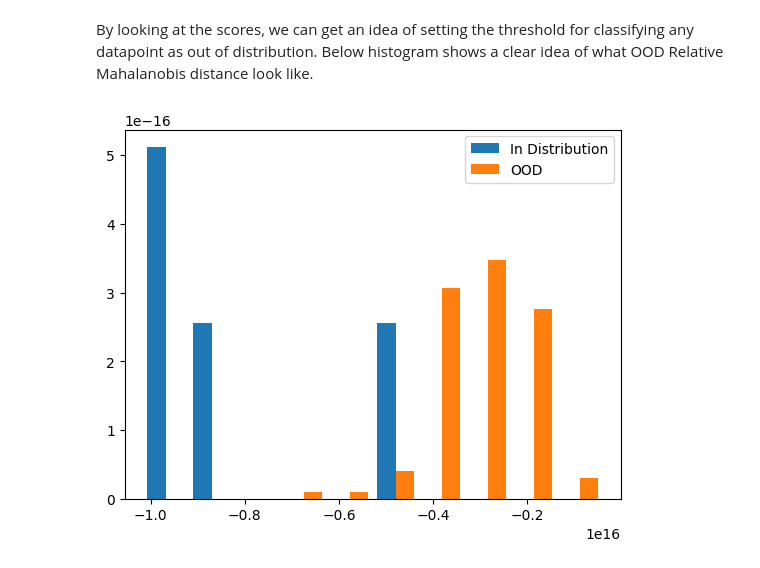
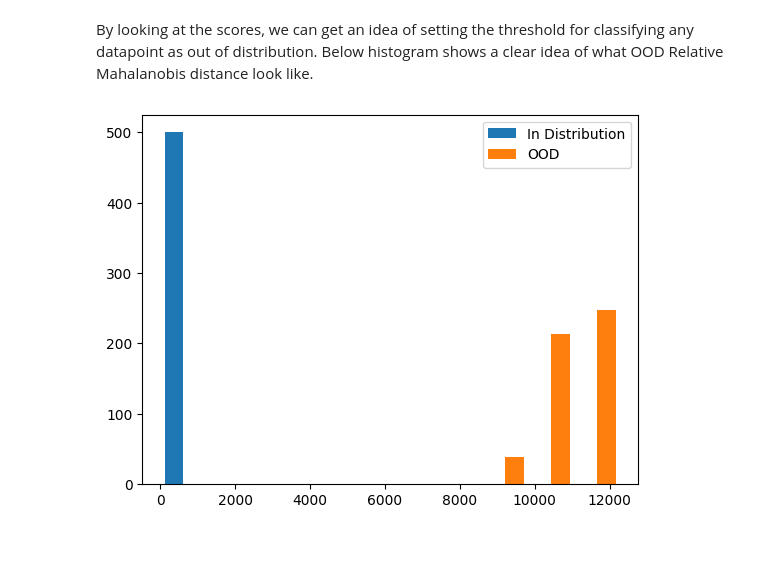
Before and after one commit to yashwiai/ood_detection, a Jupyter notebook: 00_core.ipynb, the cells around one changed output. Saved outputs shown, nothing was run; the diff lists cells and outputs as text; code cells hidden in the pictures.

```diff
--- a/00_core.ipynb
+++ b/00_core.ipynb
@@ -130,17 +130,17 @@ def compute_rmd(
 # %% [markdown]
 Here is an example where we generate 500 samples having a 2048 dimensional embedding belonging to 5 clusters. Using the samples from cluster number 5 as test embeddings and rest used as train embeddings
 # %%
-n_samples = 500
-n_centers = 5
-n_features = 2048
+n_samples = 1000
+n_centers = 10
+n_features = 1024
 
 x, y = make_blobs(n_samples=n_samples, n_features=n_features, centers=n_centers, random_state=0)
 # %%
-train_embedding = x[np.where(y != (n_centers - 1))]
-train_labels = y[np.where(y != (n_centers - 1))]
+train_embedding = x[np.where(y < (n_centers - 5))]
+train_labels = y[np.where(y < (n_centers - 5))]
 
-test_embedding = x[np.where(y == (n_centers - 1))]
-test_labels = y[np.where(y == (n_centers - 1))]
+test_embedding = x[np.where(y >= (n_centers - 5))]
+test_labels = y[np.where(y >= (n_centers - 5))]
 # %%
 #| filter_stream warnings.warn FutureWarning
 tsne = TSNE(n_components=2).fit_transform(x)
@@ -189,11 +189,11 @@ Computing RMD using the background mean and covariance
 # %% [markdown]
 By looking at the scores, we can get an idea of setting the threshold for classifying any datapoint as out of distribution. Below histogram shows a clear idea of what OOD Relative Mahalanobis distance look like.
 # %%
-plt.hist([in_distribution_rmd, ood_rmd], bins=10, density=True, label=["In Distribution", "OOD"])
+plt.hist([in_distribution_rmd, ood_rmd], label=["In Distribution", "OOD"])
 plt.legend()
 plt.show()
 # %% [output]
-[figure, old version]
+[figure, new version]
 # %%
 test_eq(ood_rmd.shape[0], test_embedding.shape[0])
 test_eq(ood_rmd.ndim, 1)
```
Also changed, not shown: parts of 1 cell of this notebook, 2 other files.
